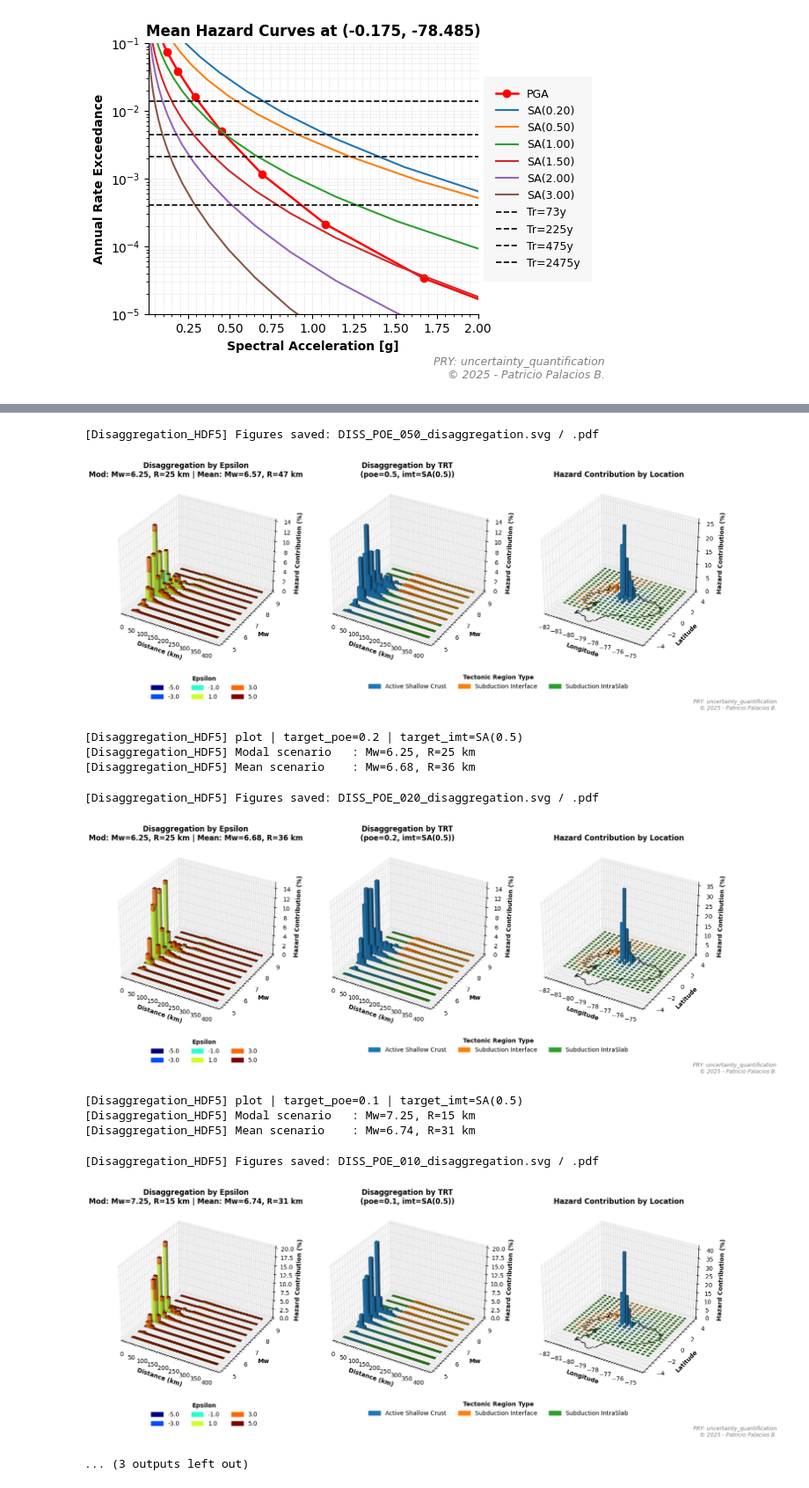
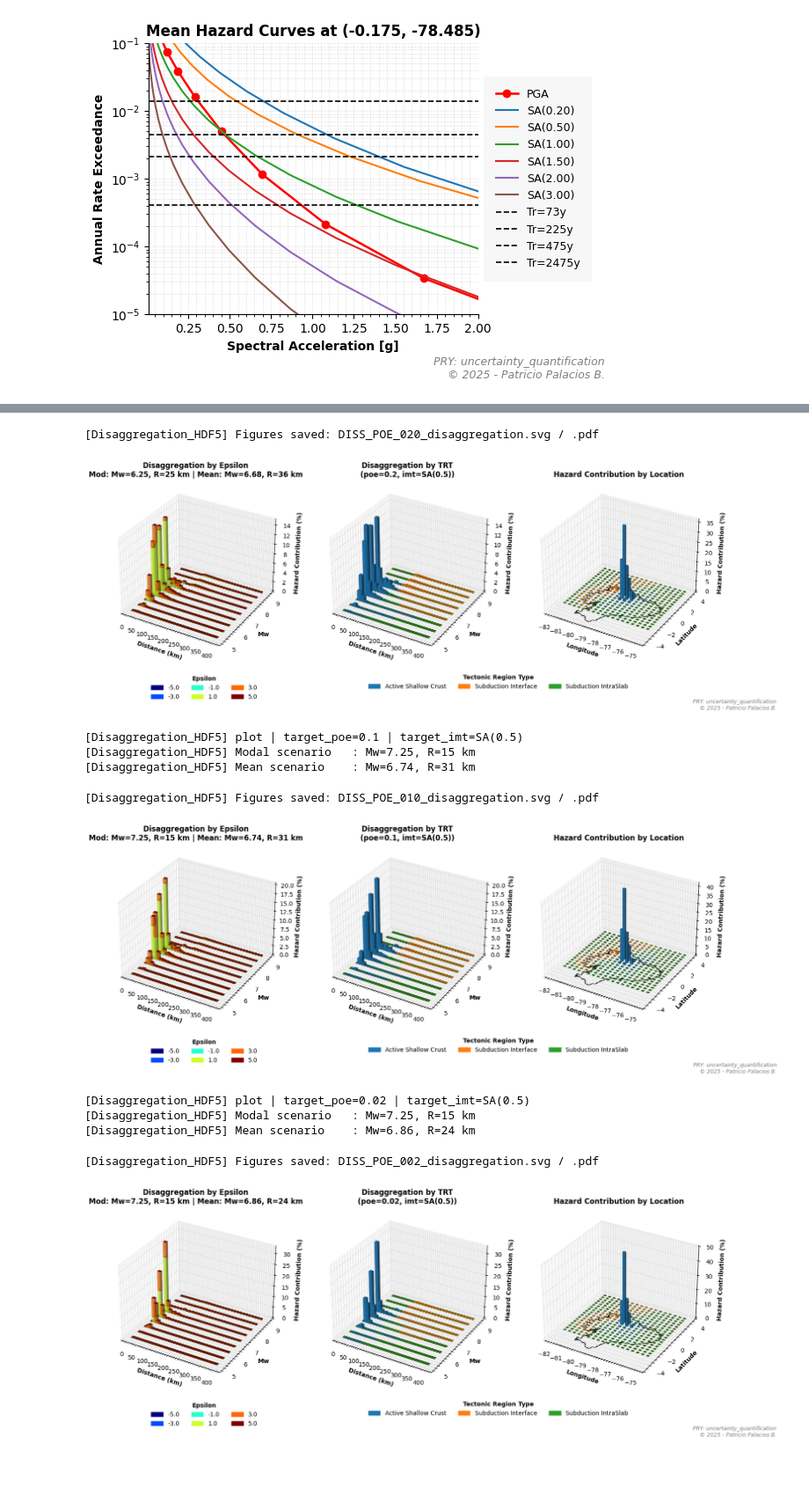
Before and after one commit to ppalacios92/OpenQuakeUHS, a Jupyter notebook: src/OpenQuakeUHS/examples/Main_Openqake_Hazard_hdf5.ipynb, the cells around one changed output, grey strips where cells are left out. Shown at 88% size. Drawn from its saved outputs; the diff is of its cells as text; code cells hidden in the pictures.

```diff
--- a/src/OpenQuakeUHS/examples/Main_Openqake_Hazard_hdf5.ipynb
+++ b/src/OpenQuakeUHS/examples/Main_Openqake_Hazard_hdf5.ipynb
@@ -102,7 +114,7 @@ diss = Disaggregation_HDF5(r'C:\Dropbox\01. Brain\04. Docente\02. PUCE ING\02. P
 [Disaggregation_HDF5] Shapefile        : EcuadorBoundary.shp
 [Disaggregation_HDF5] Ready.
 # %%
-diss.plot(target_poe=[0.687, 0.5, 0.2, 0.1, 0.02],
+diss.plot(target_poe=[0.5, 0.2, 0.1, 0.02],
           target_imt='SA(0.5)',
           PRY_name=PRY_name,
           save_path=os.path.join(SVG_path, "DISS"))
@@ -118,13 +130,12 @@ diss.plot(target_poe=[0.687, 0.5, 0.2, 0.1, 0.02],
-[Disaggregation_HDF5] Figures saved: DISS_POE_050_disaggregation.svg / .pdf
+[Disaggregation_HDF5] Figures saved: DISS_POE_020_disaggregation.svg / .pdf
-[figure, old version]
+[figure, new version]
-[Disaggregation_HDF5] plot | target_poe=0.2 | target_imt=SA(0.5)
-[Disaggregation_HDF5] Modal scenario   : Mw=6.25, R=25 km
-[Disaggregation_HDF5] Mean scenario    : Mw=6.68, R=36 km
+[Disaggregation_HDF5] plot | target_poe=0.1 | target_imt=SA(0.5)
+[Disaggregation_HDF5] Modal scenario   : Mw=7.25, R=15 km
+[Disaggregation_HDF5] Mean scenario    : Mw=6.74, R=31 km
-[Disaggregation_HDF5] Figures saved: DISS_POE_020_disaggregation.svg / .pdf
+[Disaggregation_HDF5] Figures saved: DISS_POE_010_disaggregation.svg / .pdf
-[figure, old version]
+[figure, new version]
-[Disaggregation_HDF5] plot | target_poe=0.1 | target_imt=SA(0.5)
+[Disaggregation_HDF5] plot | target_poe=0.02 | target_imt=SA(0.5)
 [Disaggregation_HDF5] Modal scenario   : Mw=7.25, R=15 km
-[Disaggregation_HDF5] Mean scenario    : Mw=6.74, R=31 km
+[Disaggregation_HDF5] Mean scenario    : Mw=6.86, R=24 km
-[Disaggregation_HDF5] Figures saved: DISS_POE_010_disaggregation.svg / .pdf
+[Disaggregation_HDF5] Figures saved: DISS_POE_002_disaggregation.svg / .pdf
-[figure, old version]
+[figure, new version]
-... (3 outputs left out)
```
Also changed, not shown: parts of 4 cells of this notebook, 4 other files.
